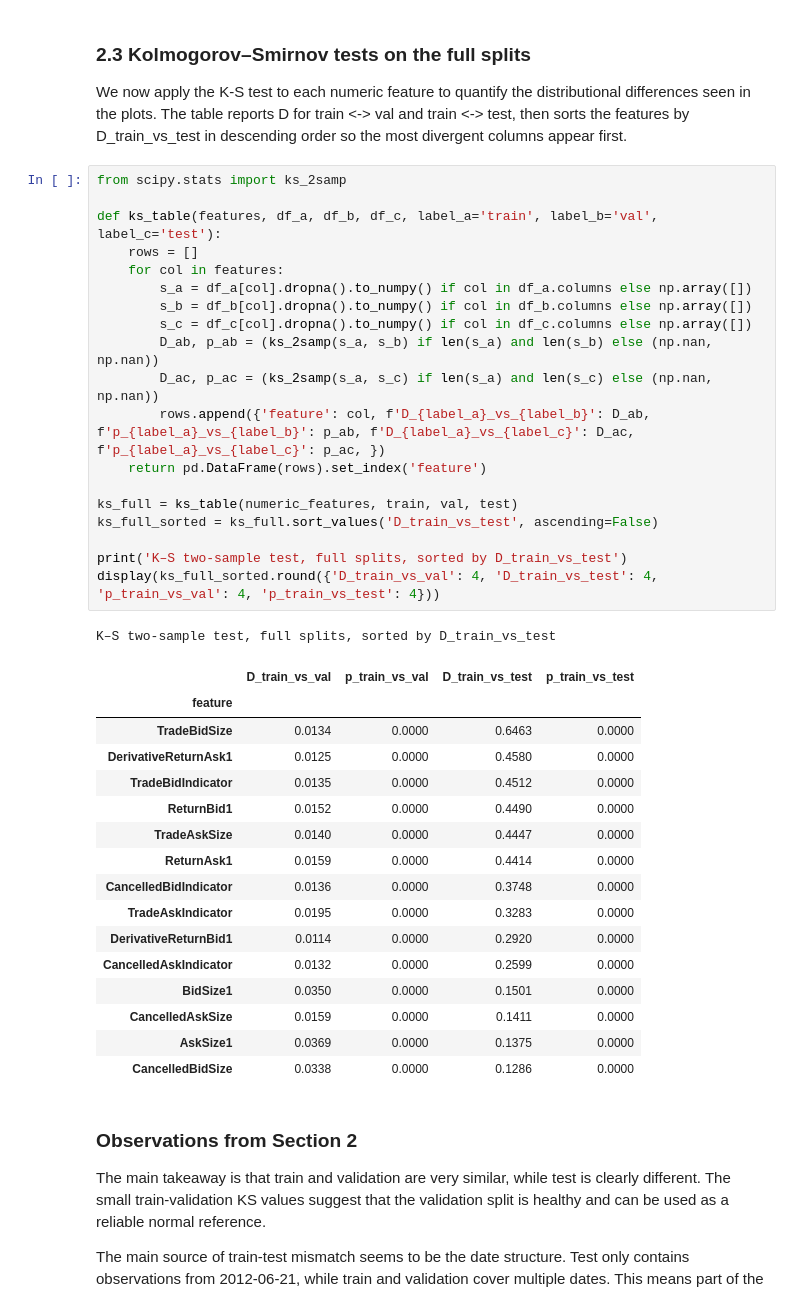
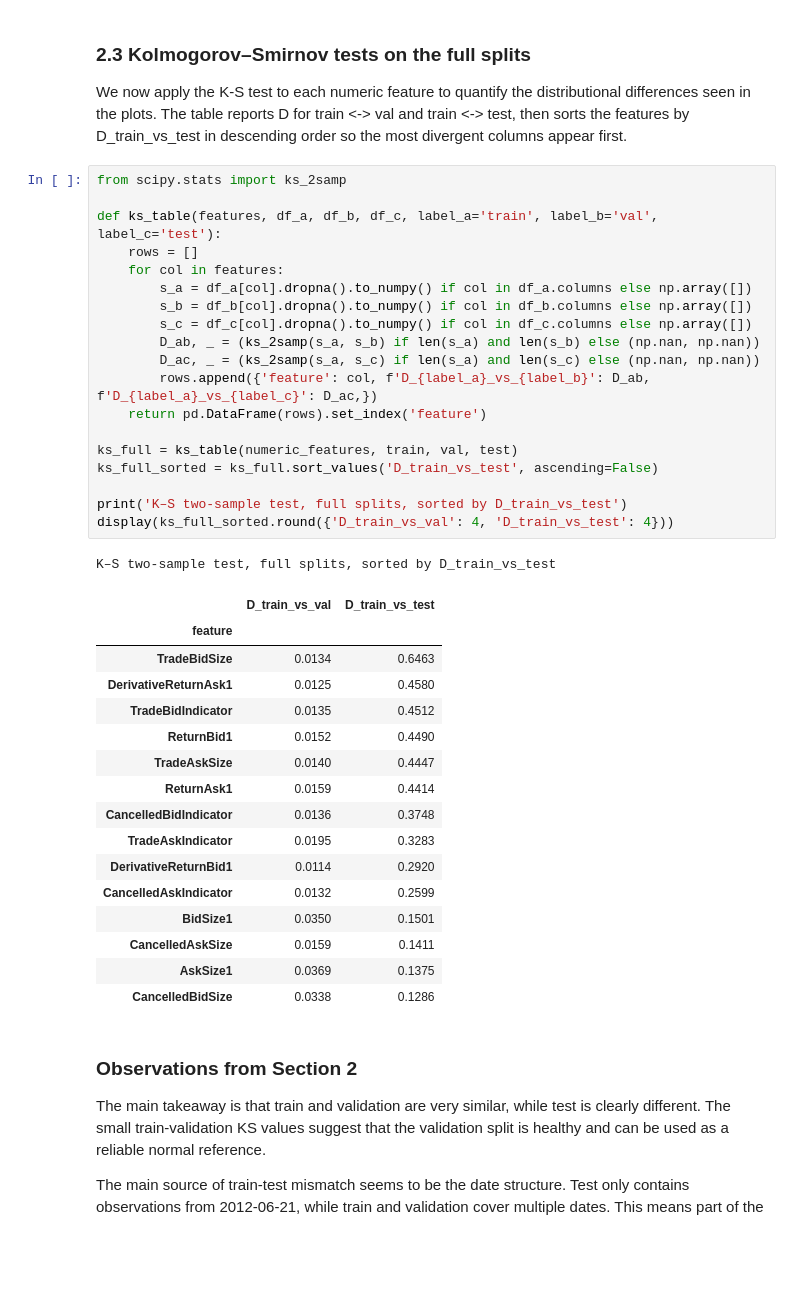
Before and after one commit to bhakareahan/7773_ML_Project, a Jupyter notebook: final_merged_v2.ipynb, the cells around one changed output. Cells and saved outputs as stored; diff of their text form; blank space fills up the shorter version.

```diff
--- a/final_merged_v2.ipynb
+++ b/final_merged_v2.ipynb
@@ -492,40 +536,40 @@ We now apply the K-S test to each numeric feature to quantify the distributional
 # %%
 from scipy.stats import ks_2samp
 
 def ks_table(features, df_a, df_b, df_c, label_a='train', label_b='val', label_c='test'):
     rows = []
     for col in features:
         s_a = df_a[col].dropna().to_numpy() if col in df_a.columns else np.array([])
         s_b = df_b[col].dropna().to_numpy() if col in df_b.columns else np.array([])
         s_c = df_c[col].dropna().to_numpy() if col in df_c.columns else np.array([])
-        D_ab, p_ab = (ks_2samp(s_a, s_b) if len(s_a) and len(s_b) else (np.nan, np.nan))
-        D_ac, p_ac = (ks_2samp(s_a, s_c) if len(s_a) and len(s_c) else (np.nan, np.nan))
-        rows.append({'feature': col, f'D_{label_a}_vs_{label_b}': D_ab, f'p_{label_a}_vs_{label_b}': p_ab, f'D_{label_a}_vs_{label_c}': D_ac, f'p_{label_a}_vs_{label_c}': p_ac, })
+        D_ab, _ = (ks_2samp(s_a, s_b) if len(s_a) and len(s_b) else (np.nan, np.nan))
+        D_ac, _ = (ks_2samp(s_a, s_c) if len(s_a) and len(s_c) else (np.nan, np.nan))
+        rows.append({'feature': col, f'D_{label_a}_vs_{label_b}': D_ab, f'D_{label_a}_vs_{label_c}': D_ac,})
     return pd.DataFrame(rows).set_index('feature')
 
 ks_full = ks_table(numeric_features, train, val, test)
 ks_full_sorted = ks_full.sort_values('D_train_vs_test', ascending=False)
 
 print('K–S two-sample test, full splits, sorted by D_train_vs_test')
-display(ks_full_sorted.round({'D_train_vs_val': 4, 'D_train_vs_test': 4, 'p_train_vs_val': 4, 'p_train_vs_test': 4}))
+display(ks_full_sorted.round({'D_train_vs_val': 4, 'D_train_vs_test': 4}))
 # %% [output]
 K–S two-sample test, full splits, sorted by D_train_vs_test
-|  | D_train_vs_val | p_train_vs_val | D_train_vs_test | p_train_vs_test |
-| feature |  |  |  |  |
-| TradeBidSize | 0.0134 | 0.0000 | 0.6463 | 0.0000 |
-| DerivativeReturnAsk1 | 0.0125 | 0.0000 | 0.4580 | 0.0000 |
-| TradeBidIndicator | 0.0135 | 0.0000 | 0.4512 | 0.0000 |
-| ReturnBid1 | 0.0152 | 0.0000 | 0.4490 | 0.0000 |
-| TradeAskSize | 0.0140 | 0.0000 | 0.4447 | 0.0000 |
-| ReturnAsk1 | 0.0159 | 0.0000 | 0.4414 | 0.0000 |
-| CancelledBidIndicator | 0.0136 | 0.0000 | 0.3748 | 0.0000 |
-| TradeAskIndicator | 0.0195 | 0.0000 | 0.3283 | 0.0000 |
-| DerivativeReturnBid1 | 0.0114 | 0.0000 | 0.2920 | 0.0000 |
-| CancelledAskIndicator | 0.0132 | 0.0000 | 0.2599 | 0.0000 |
-| BidSize1 | 0.0350 | 0.0000 | 0.1501 | 0.0000 |
-| CancelledAskSize | 0.0159 | 0.0000 | 0.1411 | 0.0000 |
-| AskSize1 | 0.0369 | 0.0000 | 0.1375 | 0.0000 |
-| CancelledBidSize | 0.0338 | 0.0000 | 0.1286 | 0.0000 |
+|  | D_train_vs_val | D_train_vs_test |
+| feature |  |  |
+| TradeBidSize | 0.0134 | 0.6463 |
+| DerivativeReturnAsk1 | 0.0125 | 0.4580 |
+| TradeBidIndicator | 0.0135 | 0.4512 |
+| ReturnBid1 | 0.0152 | 0.4490 |
+| TradeAskSize | 0.0140 | 0.4447 |
+| ReturnAsk1 | 0.0159 | 0.4414 |
+| CancelledBidIndicator | 0.0136 | 0.3748 |
+| TradeAskIndicator | 0.0195 | 0.3283 |
+| DerivativeReturnBid1 | 0.0114 | 0.2920 |
+| CancelledAskIndicator | 0.0132 | 0.2599 |
+| BidSize1 | 0.0350 | 0.1501 |
+| CancelledAskSize | 0.0159 | 0.1411 |
+| AskSize1 | 0.0369 | 0.1375 |
+| CancelledBidSize | 0.0338 | 0.1286 |
 # %% [markdown]
 ### Observations from Section 2
 
```
Also changed, not shown: parts of 54 cells of this notebook.
